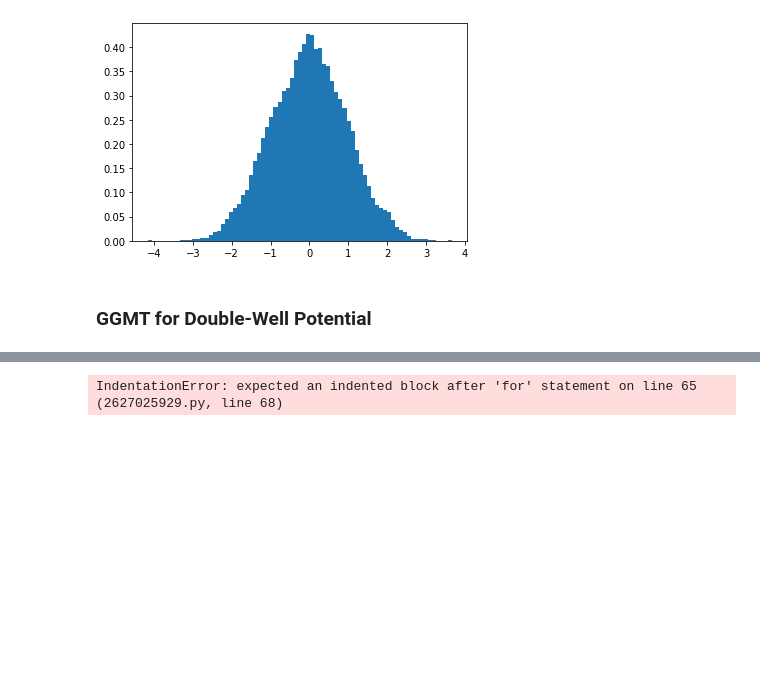
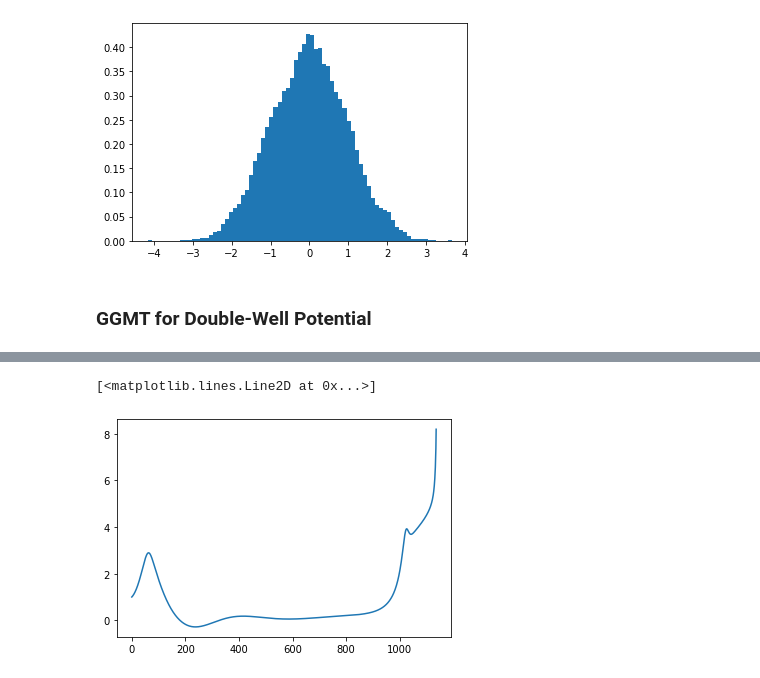
Before and after one commit to thomasegg3/enhanced_sampling_practice, a Jupyter notebook: toy_problem.ipynb, the cells around one changed output, grey strips where cells are left out. Drawn from its saved outputs; the diff is of its cells as text; code cells hidden in the pictures; blank space fills up the shorter version.

Commit message:
Update Simulation

```diff
--- a/toy_problem.ipynb
+++ b/toy_problem.ipynb
@@ -613,4 +637,10 @@ plt.show()
 # %%
+# Double well constants
+d = 5
+a = 1
+omega = 1
+lam = 2.878
+
 def compute_forces_DW(point, m_y):
     '''
     Function to calculate the gradient of the potential V(x, y) with respect to x
@@ -654,7 +684,7 @@ def GGMT_integrator_DW(p, p_eta1, p_eta2, q, eta1, eta2, t_step, m, Q1, Q2, kT):
     '''
 
     # Step 1 : Update momentum (half timestep)
-    force = compute_forces_DW(q)
+    force = compute_forces_DW(q, m[1])
     p[0] = p[0] + (t_step / 2) * force[0]
     p[1] = p[1] + (t_step / 2) * force[1]
 
@@ -722,14 +752,14 @@ def GGMT_integrator_DW(p, p_eta1, p_eta2, q, eta1, eta2, t_step, m, Q1, Q2, kT):
     q[1] = q[1] + ((t_step * p[1]) / (2 * m[1]))
 
     # Step 5 : Update momentum (full timestep)
-    force = compute_forces_DW(q)
+    force = compute_forces_DW(q, m[1])
     p[0] = p[0] + (t_step / 2) * force[0]
     p[1] = p[1] + (t_step / 2) * force[1]
 
     # Return all updated variables
     return p, p_eta1, p_eta2, q, eta1, eta2
 
-def GGMT_simulation_DW(n_steps, t_step, x, y, eta1, eta2, p, p_eta1, p_eta2, m_x, m_y, kT):
+def GGMT_simulation_DW(n_steps, t_step, x, eta1, eta2, p, p_eta1, p_eta2, m, kT):
     '''
     Function to run a GGMT simulation for a particle in a potential well.
 
@@ -750,39 +780,37 @@ def GGMT_simulation_DW(n_steps, t_step, x, y, eta1, eta2, p, p_eta1, p_eta2, m_x
     steps = []      # Number of steps
 
     # Initialize values for Q
-    q_1 = []
-    q_2 = []
-
-    # Function to calculate c
-    def product_sum(n):
-        if n == 1:
-            return 1 + 2 * n
-
-        else:
-            return (1 + 2 * n) * product_sum(n - 1)
-
-
-    # Iterate to fill out q based on kT
-    for temp in kT:
-        for n in range(2):
-
-            # Calculate Q
-            n = i + 1
-            a_n = (temp ** ((2 * n) - 1)) / (product_sum(n)) * (product_sum(n+i-2) / product_sum(i-1))
-            q_val = a_n * (temp ** )
+    q_1 = [1, 20]
+    q_2 = [8/3, 21333.33333332]
 
     # Simulate
     for i in range(n_steps):
 
         # Append values
         steps.append(i+1)
-        coords.append(x)
-        momenta.append(p)
+        coords.append(x[0])
+        momenta.append(p[0])
 
         # Integrate EOM
-        p, p_eta1, p_eta2, x, eta1, eta2 = GGMT_integrator_DW(p, p_eta1, p_eta2, x, eta1, eta2, t_step, m_x, q_1, q_2, kT)
+        p, p_eta1, p_eta2, x, eta1, eta2 = GGMT_integrator_DW(p, p_eta1, p_eta2, x, eta1, eta2, t_step, m, q_1, q_2, kT)
 
     # Return lists of trajectories
     return coords, momenta, steps
-# %% [output]
-IndentationError: expected an indented block after 'for' statement on line 65 (2627025929.py, line 68)
+# %%
+# Test simulation
+kT = [1, 20]
+m = [1, 200]
+p = [1, 1]
+p_eta1 = [1, 1]
+p_eta2 = [-1, -1]
+x = [-1, 1]
+eta1 = [0, 0]
+eta2 = [0, 0]
+
+# Run
+coords, momenta, steps = GGMT_simulation_DW(10000, 0.005, x, eta1, eta2, p, p_eta1, p_eta2, m, kT)
+# %%
+plt.plot(steps, momenta)
+# %% [output]
+[<matplotlib.lines.Line2D at 0x...>]
+[figure, added]
```
Also changed, not shown: parts of 2 cells of this notebook.
